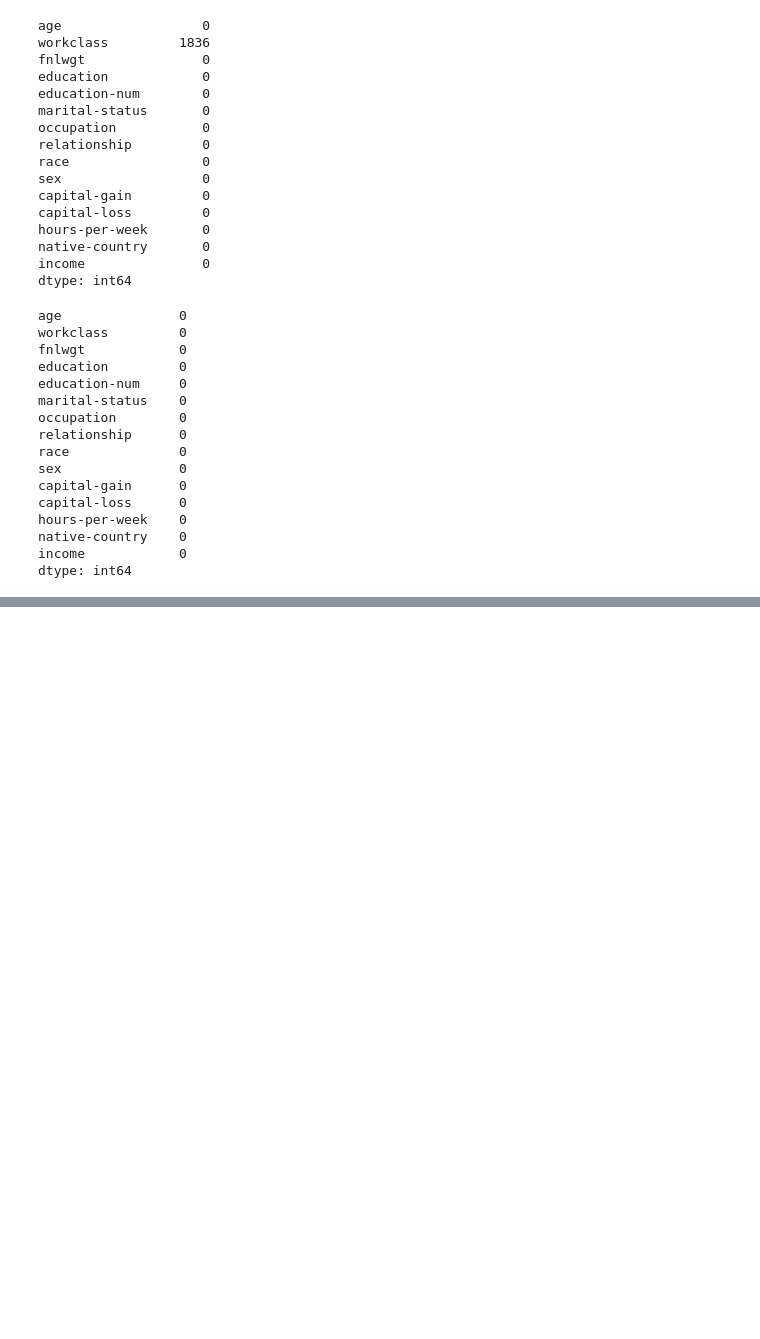
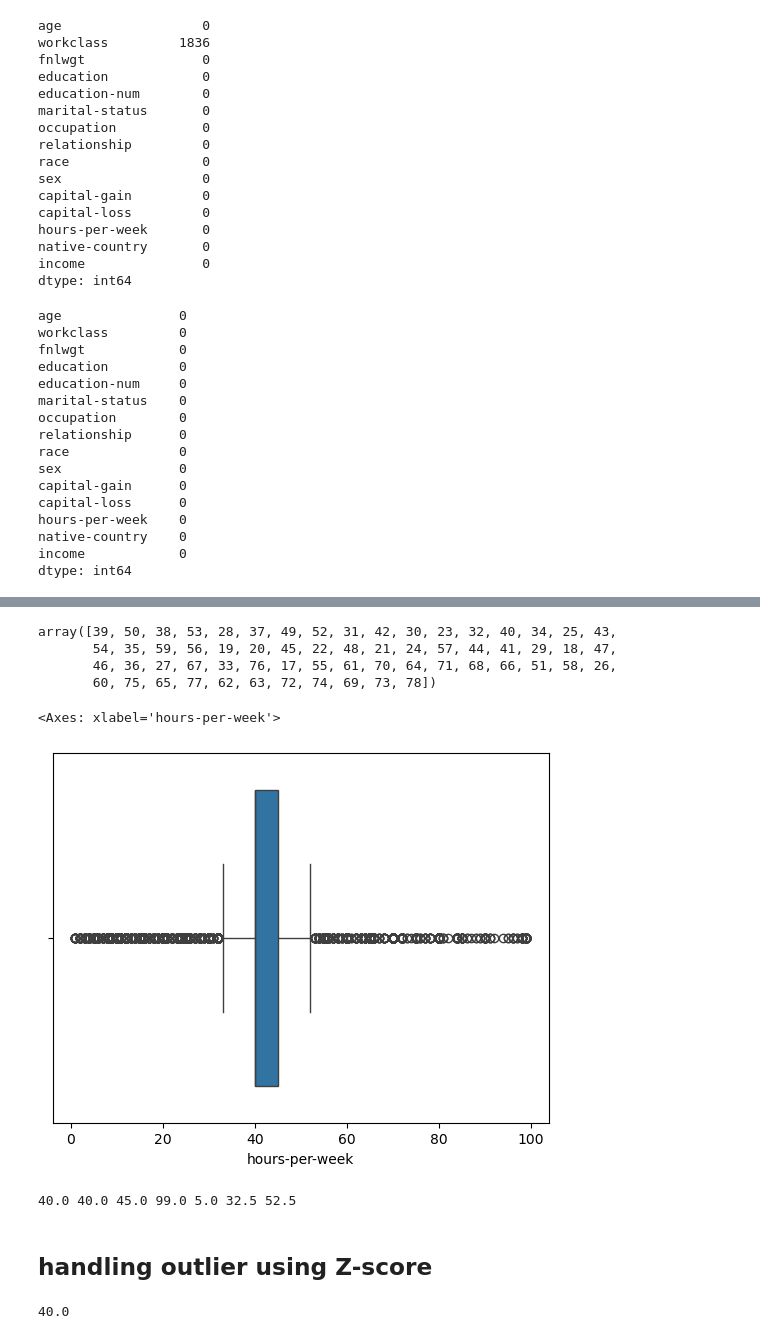
Before and after one commit to Shivacharan16/Data-Analytics-, a Jupyter notebook: EDA.ipynb, the cells around one changed output, grey strips where cells are left out. Cells and saved outputs as stored; diff of their text form; code cells hidden in the pictures; blank space fills up the shorter version.

```diff
--- a/EDA.ipynb
+++ b/EDA.ipynb
@@ -1008,0 +1132,7 @@ dtype: int64
+# %%
+df5.age.unique()
+# %% [output]
+array([39, 50, 38, 53, 28, 37, 49, 52, 31, 42, 30, 23, 32, 40, 34, 25, 43,
+       54, 35, 59, 56, 19, 20, 45, 22, 48, 21, 24, 57, 44, 41, 29, 18, 47,
+       46, 36, 27, 67, 33, 76, 17, 55, 61, 70, 64, 71, 68, 66, 51, 58, 26,
+       60, 75, 65, 77, 62, 63, 72, 74, 69, 73, 78])
@@ -1008,0 +1142,24 @@ dtype: int64
+# %%
+import seaborn as sns
+sns.boxplot(x = 'hours-per-week',data = df)
+# %% [output]
+<Axes: xlabel='hours-per-week'>
+[figure, added]
+# %%
+Q1 = df["hours-per-week"].quantile(.25)
+Q2 = df["hours-per-week"].quantile(.50)
+Q3 = df["hours-per-week"].quantile(.75)
+Q4 = df["hours-per-week"].quantile(1.0)
+IQR = Q3-Q1   # shows 50% of the data
+LB = Q1-1.5*IQR
+UB = Q3+1.5*IQR
+print(Q1,Q2,Q3,Q4,IQR,LB,UB)
+# %% [output]
+40.0 40.0 45.0 99.0 5.0 32.5 52.5
+# %% [markdown]
+## handling outlier using Z-score
+# %%
+m_v=df["hours-per-week"].median()
+m_v
+# %% [output]
+40.0
```
Also changed, not shown: parts of 24 cells of this notebook.
